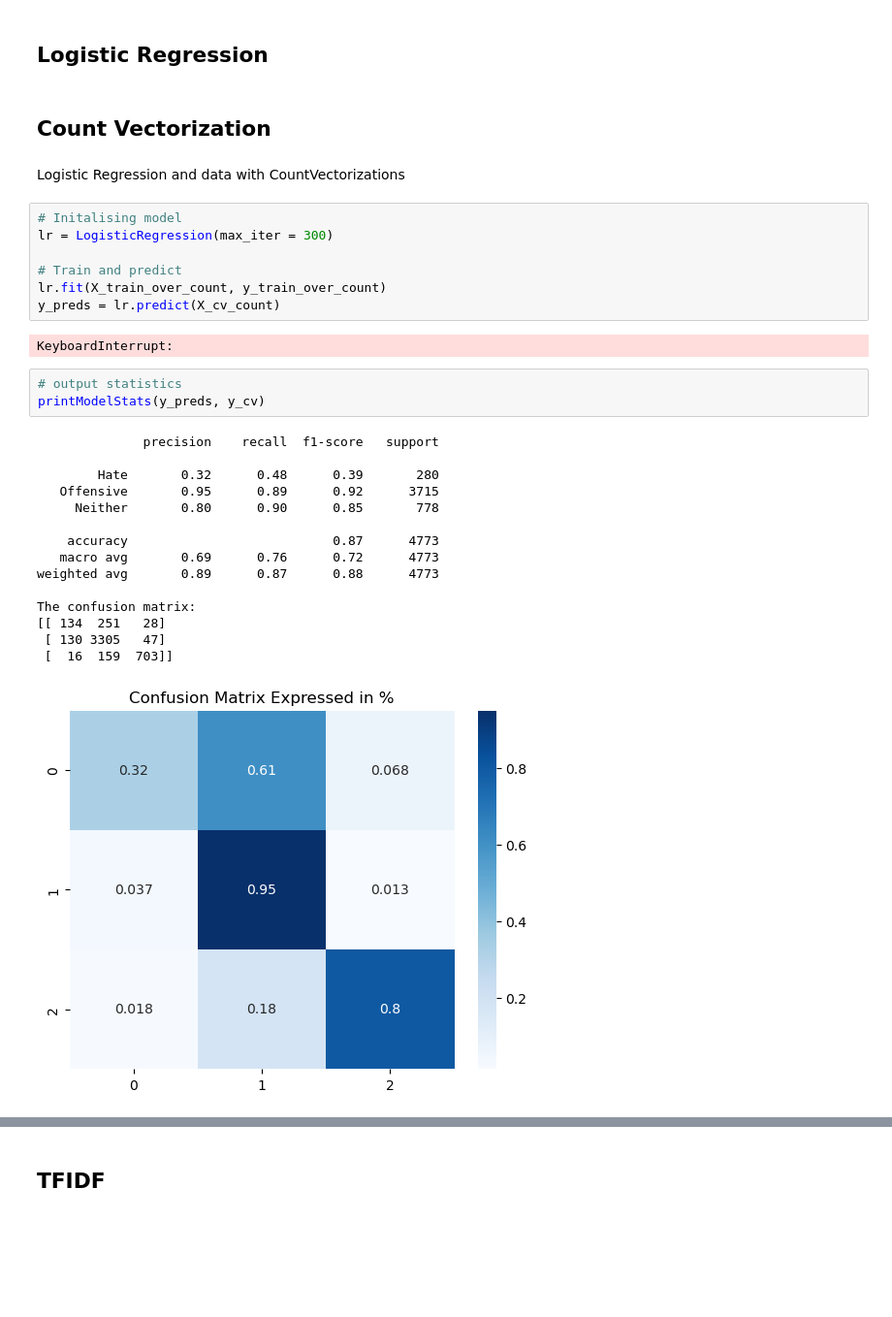
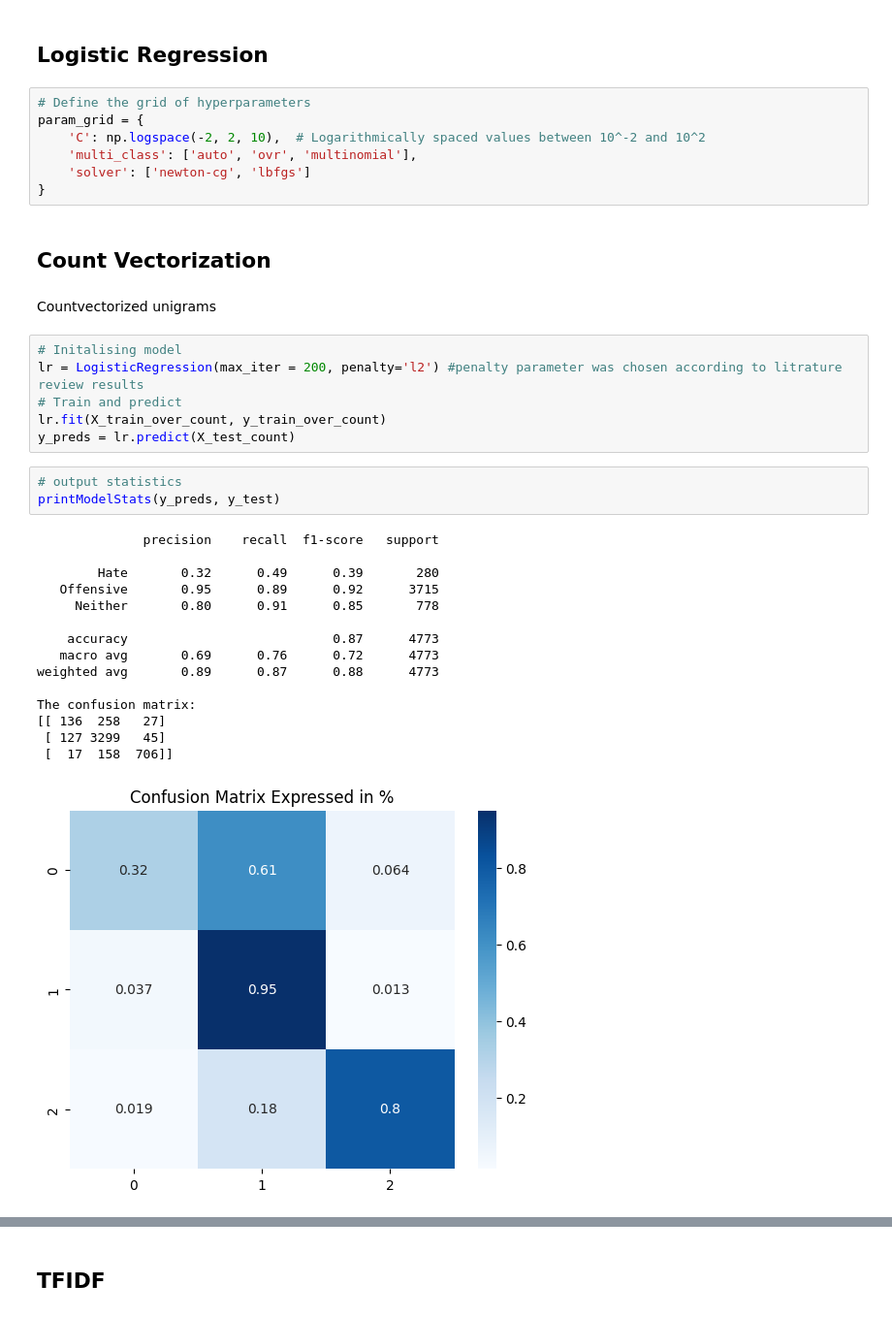
Before and after one commit to Disquietudee/Recognising-hate-speech-on-twitter-vs-offensive-language, a Jupyter notebook: baseline_model_LR.ipynb, the cells around one changed output, grey strips where cells are left out. Shown: that part at 97% size. Cells and saved outputs as stored; diff of their text form; blank space fills up the shorter version.

```diff
--- a/baseline_model_LR.ipynb
+++ b/baseline_model_LR.ipynb
@@ -178,36 +177,40 @@ def printModelStats(y_preds, y_test):
     sns.heatmap((cm_percent), annot = True, cmap = "Blues").set(title ="Confusion Matrix Expressed in %")
 # %% [markdown]
 ## Logistic Regression
+# %%
+# Define the grid of hyperparameters
+param_grid = {
+    'C': np.logspace(-2, 2, 10),  # Logarithmically spaced values between 10^-2 and 10^2
+    'multi_class': ['auto', 'ovr', 'multinomial'],
+    'solver': ['newton-cg', 'lbfgs']
+}
 # %% [markdown]
 ## Count Vectorization
-# %% [markdown]
-Logistic Regression and data with CountVectorizations
+# %% [markdown]
+Countvectorized unigrams
 # %%
 # Initalising model
-lr = LogisticRegression(max_iter = 300)
-
+lr = LogisticRegression(max_iter = 200, penalty='l2') #penalty parameter was chosen according to litrature review results
 # Train and predict
 lr.fit(X_train_over_count, y_train_over_count)
-y_preds = lr.predict(X_cv_count)
+y_preds = lr.predict(X_test_count)
-# %% [output]
-KeyboardInterrupt:
 # %%
 # output statistics
-printModelStats(y_preds, y_cv)
+printModelStats(y_preds, y_test)
 # %% [output]
               precision    recall  f1-score   support
 
-        Hate       0.32      0.48      0.39       280
+        Hate       0.32      0.49      0.39       280
    Offensive       0.95      0.89      0.92      3715
-     Neither       0.80      0.90      0.85       778
+     Neither       0.80      0.91      0.85       778
 
     accuracy                           0.87      4773
    macro avg       0.69      0.76      0.72      4773
 weighted avg       0.89      0.87      0.88      4773
 
 The confusion matrix:
-[[ 134  251   28]
- [ 130 3305   47]
- [  16  159  703]]
+[[ 136  258   27]
+ [ 127 3299   45]
+ [  17  158  706]]
-[figure, old version]
+[figure, new version]
 # %% [markdown]
```
Also changed, not shown: parts of 41 cells of this notebook.
